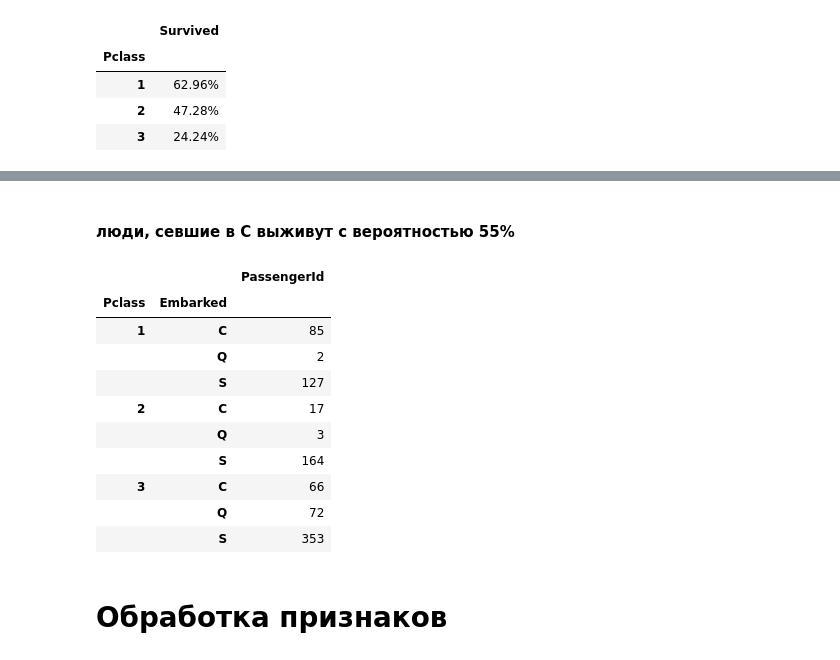
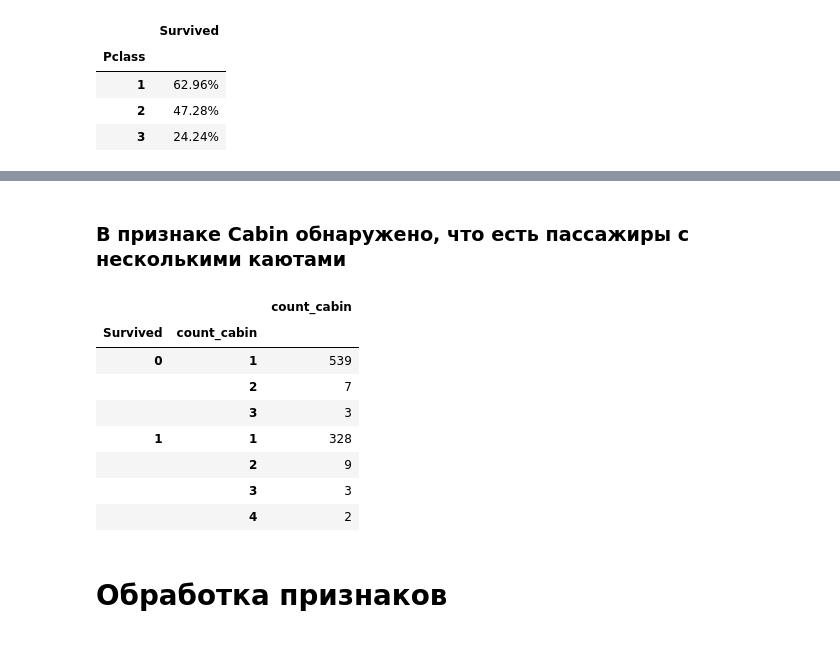
Before and after one commit to RPavelD/titanic_classifier, a Jupyter notebook: main.ipynb, the cells around one changed output, grey strips where cells are left out. Drawn from its saved outputs; the diff is of its cells as text; code cells hidden in the pictures.

```diff
--- a/main.ipynb
+++ b/main.ipynb
@@ -72,4 +110,7 @@ ________
 # %%
-df.groupby(['SibSp']).agg({'Survived':lambda x: f"{round(100*sum(x == 1)/ len(x), 2)}%"})
+# признак показывает, сколько вообще родственников у пассажира
+df['family_size'] = df['SibSp'] + df['Parch']
+
+df.groupby(['family_size']).agg({'Survived': percentage_of_survivors})
 # %% [output]
 |  | Survived |
@@ -110,19 +175,19 @@ df.groupby(['Embarked']).agg({'Survived':lambda x: f"{round(100*sum(x == 1)/ len
-# %% [markdown]
-#### люди, севшие в C выживут с вероятностью 55%
+# %% [markdown]
+### В признаке Cabin обнаружено, что есть пассажиры с несколькими каютами
 # %%
-df.groupby(['Pclass', 'Embarked']).agg({'PassengerId':'count'})
+df['count_cabin'] = df['Cabin'].astype(str).map(lambda x: len(x.split(' ')))
+
+df.groupby(['Survived', 'count_cabin']).agg({'count_cabin':'count' })
 # %% [output]
-|  |  | PassengerId |
-| Pclass | Embarked |  |
-| 1 | C | 85 |
-|  | Q | 2 |
-|  | S | 127 |
-| 2 | C | 17 |
-|  | Q | 3 |
-|  | S | 164 |
-| 3 | C | 66 |
-|  | Q | 72 |
-|  | S | 353 |
+|  |  | count_cabin |
+| Survived | count_cabin |  |
+| 0 | 1 | 539 |
+|  | 2 | 7 |
+|  | 3 | 3 |
+| 1 | 1 | 328 |
+|  | 2 | 9 |
+|  | 3 | 3 |
+|  | 4 | 2 |
 # %% [markdown]
 # Обработка признаков
 # %%
```
Also changed, not shown: parts of 45 cells of this notebook, 3 other files.
